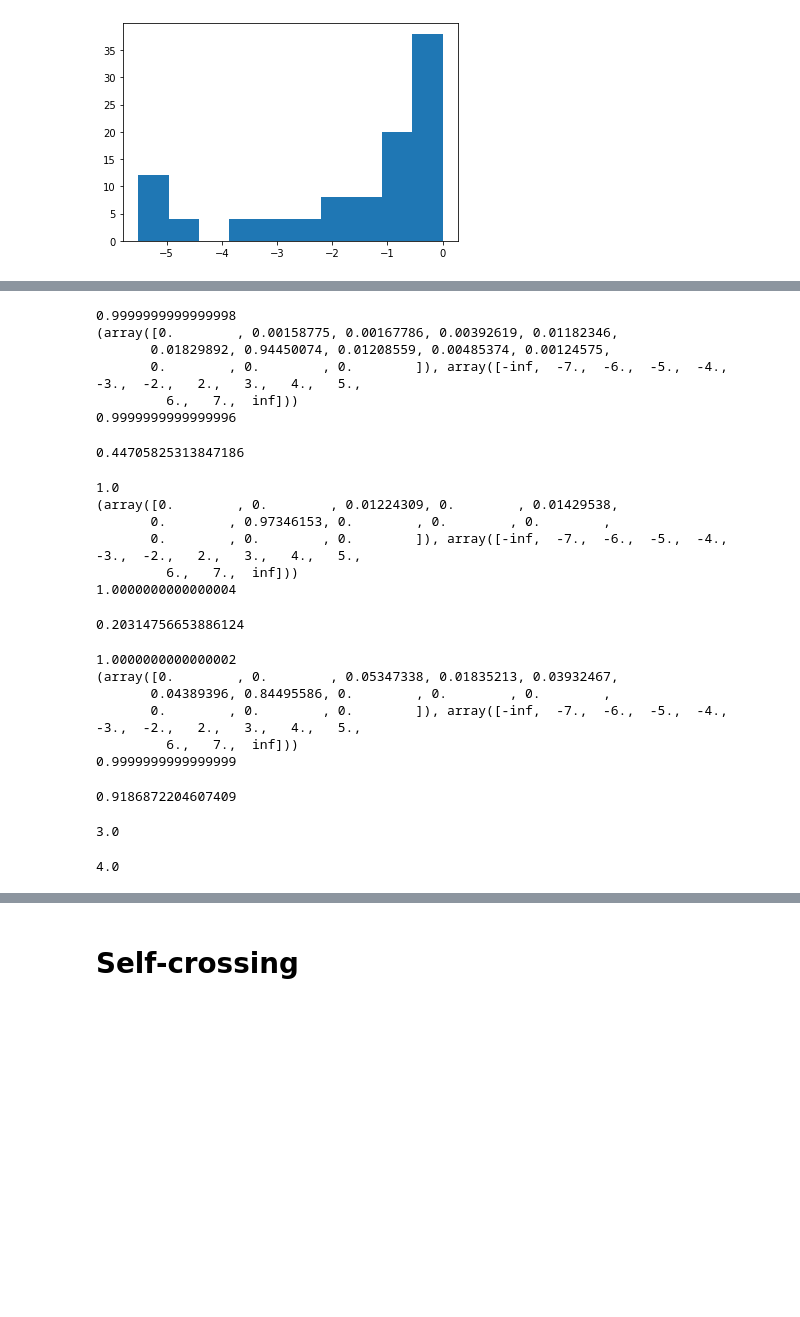
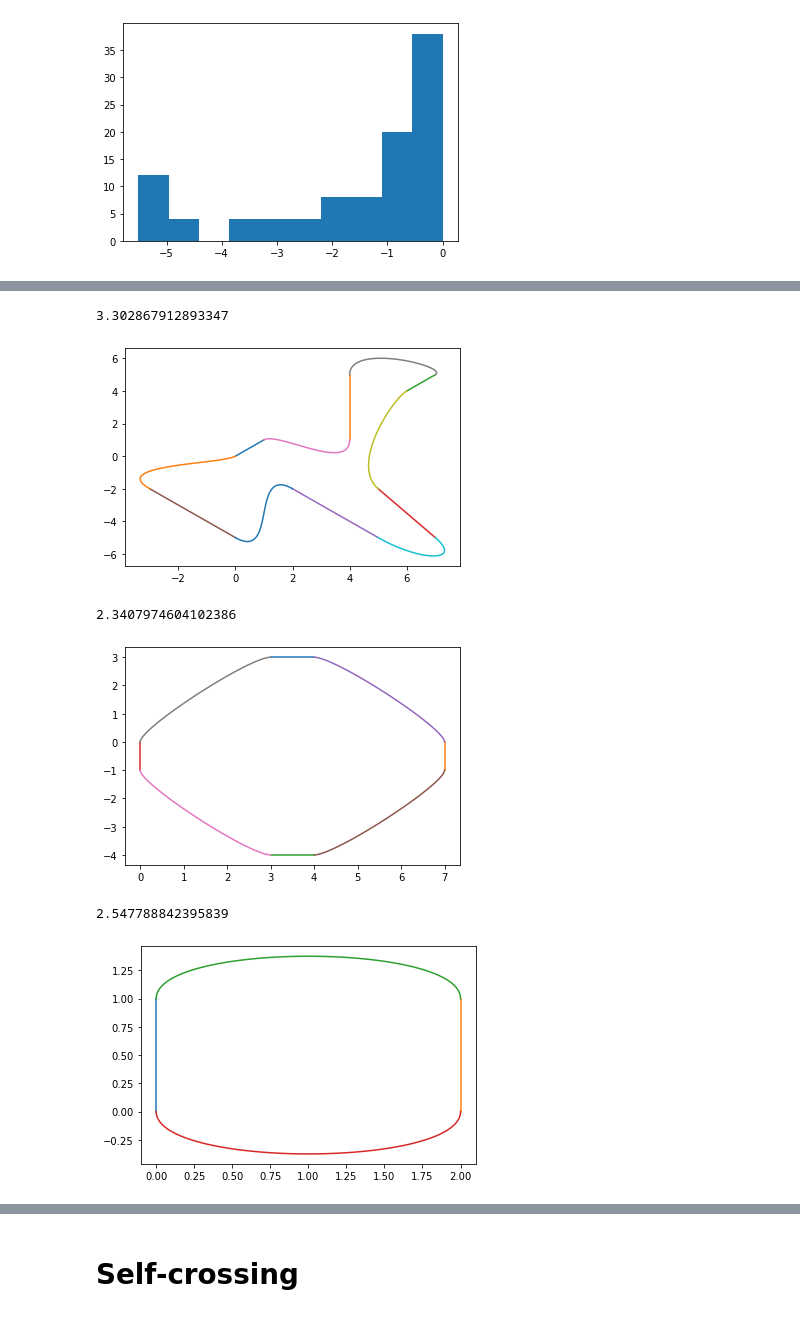
Before and after one commit to sjmikler/TORCS-track-generation, a Jupyter notebook: notebooks/bezier.ipynb, the cells around one changed output, grey strips where cells are left out. Drawn from its saved outputs; the diff is of its cells as text; code cells hidden in the pictures; blank space fills up the shorter version.

Commit message:
Improved entropy in notebook

```diff
--- a/notebooks/bezier.ipynb
+++ b/notebooks/bezier.ipynb
@@ -501,49 +501,37 @@ def curves_entropy(points):
     length = sum(lengths)
     turns = np.array(turns)
     lengths = np.array(lengths) / length
-    print(lengths.sum())
-    bins = [i - 8.5 for i in range(17)]
-    bins[0] = -np.inf
-    bins = [-np.inf, -7, -6, -5, -4, -3, -2, 2, 3, 4, 5, 6, 7, np.inf]
-    #bins.append(np.inf)
-    print(np.histogram(turns, bins=bins, range=None, weights=lengths))
-    print(np.histogram(turns, bins=bins, range=None, weights=lengths)[0].sum())
+    bins = [-np.inf, -7, -5, -4, -3, -2, -1.5, -1, -0.5, -0.25, -0.1, -0.05, -0.02, -0.01, -0.005,
+            0.005, 0.01, 0.02, 0.05, 0.1, 0.25, 0.5, 1, 1.5, 2, 3, 4, 5, 7, np.inf]
+
     return bin_entropy(turns, bins, range=None, weights=lengths)
 # %%
-curves_entropy([[0, 0], [1, 1], [4, 1], [4, 5], [7, 5], [6, 4], [5, -2], [7, -5], [5, -5], [2, -2], [0, -5], [-3, -2]])
+track = [[0, 0], [1, 1], [4, 1], [4, 5], [7, 5], [6, 4], [5, -2], [7, -5], [5, -5], [2, -2], [0, -5], [-3, -2]]
+
+segments, curves = get_track(track)
+draw_track(segments, curves)
+
+curves_entropy(track)
 # %% [output]
-0.9999999999999998
-(array([0.        , 0.00158775, 0.00167786, 0.00392619, 0.01182346,
-       0.01829892, 0.94450074, 0.01208559, 0.00485374, 0.00124575,
-       0.        , 0.        , 0.        ]), array([-inf,  -7.,  -6.,  -5.,  -4.,  -3.,  -2.,   2.,   3.,   4.,   5.,
-         6.,   7.,  inf]))
-0.9999999999999996
+3.302867912893347
-0.44705825313847186
+[figure, added]
 # %%
-curves_entropy([[3, 3], [4, 3], [7, 0], [7, -1], [4, -4], [3, -4], [0, -1], [0, 0]])
+track = [[3, 3], [4, 3], [7, 0], [7, -1], [4, -4], [3, -4], [0, -1], [0, 0]]
+
+segments, curves = get_track(track)
+draw_track(segments, curves)
+
+curves_entropy(track)
 # %% [output]
-1.0
-(array([0.        , 0.        , 0.01224309, 0.        , 0.01429538,
-       0.        , 0.97346153, 0.        , 0.        , 0.        ,
-       0.        , 0.        , 0.        ]), array([-inf,  -7.,  -6.,  -5.,  -4.,  -3.,  -2.,   2.,   3.,   4.,   5.,
-         6.,   7.,  inf]))
-1.0000000000000004
+2.3407974604102386
-0.20314756653886124
+[figure, added]
 # %%
-curves_entropy([[0, 0], [0, 1], [2, 1], [2, 0]])
+track = [[0, 0], [0, 1], [2, 1], [2, 0]]
+
+segments, curves = get_track(track)
+draw_track(segments, curves)
+
+curves_entropy(track)
 # %% [output]
-1.0000000000000002
-(array([0.        , 0.        , 0.05347338, 0.01835213, 0.03932467,
-       0.04389396, 0.84495586, 0.        , 0.        , 0.        ,
-       0.        , 0.        , 0.        ]), array([-inf,  -7.,  -6.,  -5.,  -4.,  -3.,  -2.,   2.,   3.,   4.,   5.,
-         6.,   7.,  inf]))
-0.9999999999999999
+2.547788842395839
-0.9186872204607409
+[figure, added]
-# %%
-bin_entropy([0,1,2,3,4,5,6,7,0,1,2,3,4,5,6,7])
-# %% [output]
-3.0
-# %%
-bin_entropy([0,1,2,3,4,5,6,7,8,9,10,11,12,13,14,15])
-# %% [output]
-4.0
```
Also changed, not shown: parts of 10 cells of this notebook.
